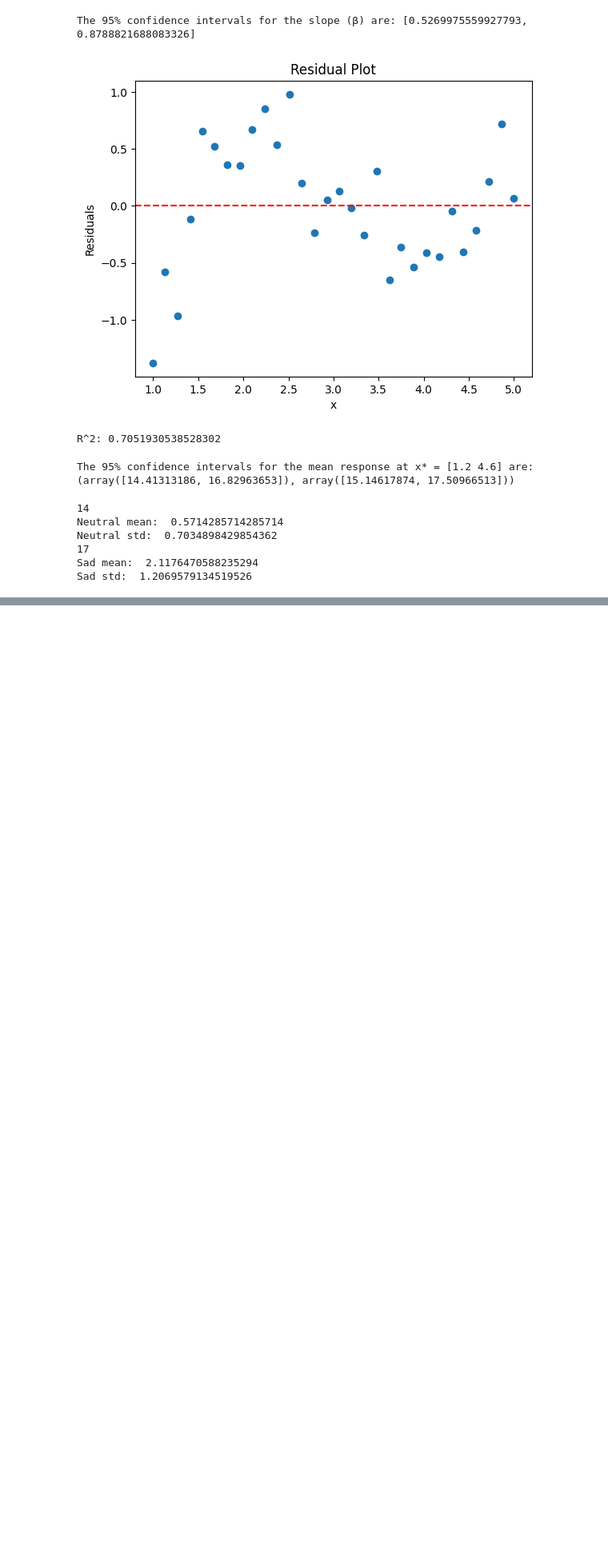
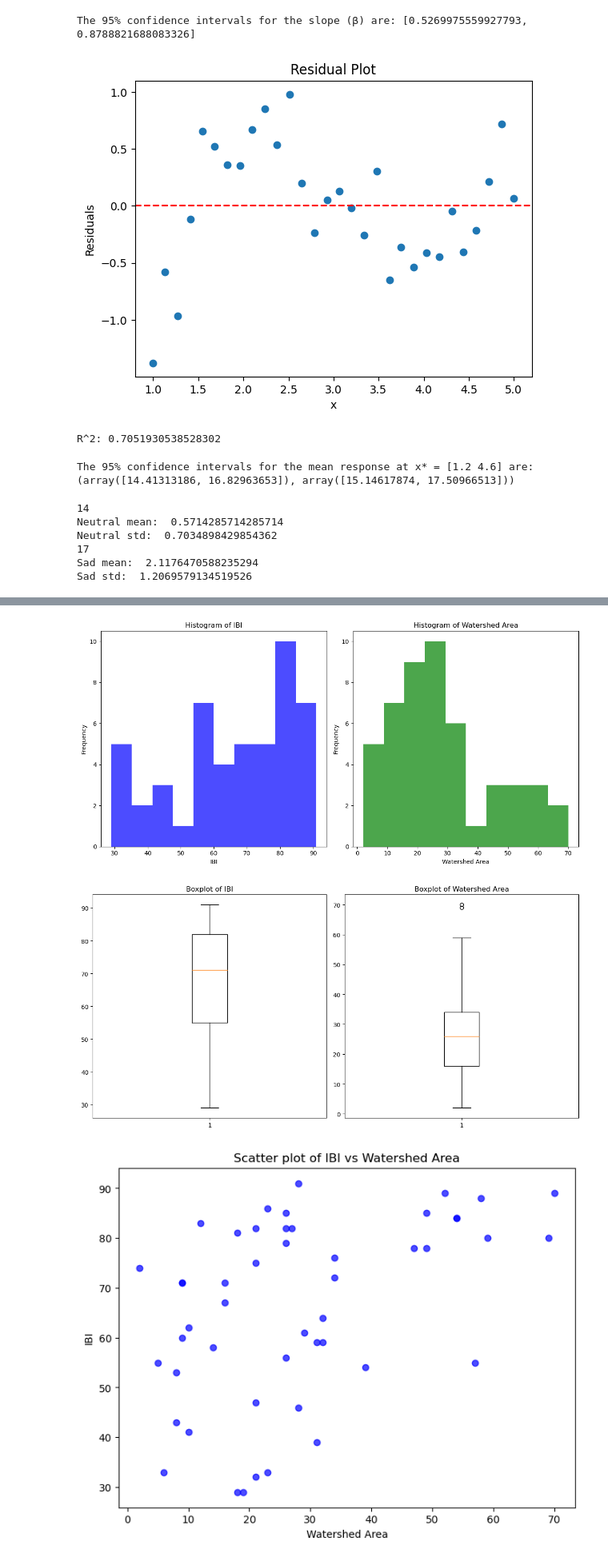
Before and after one commit to JoeJoeNguyen/MA331, a Jupyter notebook: hw9/statistic.ipynb, the cells around one changed output, grey strips where cells are left out. Shown: that part at 80% size. Drawn from its saved outputs; the diff is of its cells as text; code cells hidden in the pictures; blank space fills up the shorter version.

```diff
--- a/hw9/statistic.ipynb
+++ b/hw9/statistic.ipynb
@@ -437,0 +336,67 @@ Sad std:  1.2069579134519526
+# %%
+#Continue Problem 5
+
+import numpy as np
+import matplotlib.pyplot as plt
+import pandas as pd
+
+# Define the data
+forest_area = np.array([0, 0, 0, 0, 0, 0, 3, 3, 7, 8, 9, 10, 10, 11, 14, 17, 17, 18, 21, 22,
+25, 31, 32, 33, 33, 33, 39, 41, 43, 43, 47, 49, 49, 52, 52, 59, 63, 68, 75, 79, 79, 80, 86, 89, 90, 95, 95, 100, 100])
+ibi = np.array([47, 61, 39, 59, 72, 76, 85, 89, 74, 89, 33, 46, 32, 80, 80, 78, 53, 43, 88, 84,
+62, 55, 29, 29, 54, 78, 71, 55, 58, 71, 33, 59, 81, 71, 75, 64, 41, 82, 60, 84, 83, 82, 82, 86, 79, 67, 56, 85, 91])
+watershed_area = np.array([21, 29, 31, 32, 34, 34, 49, 52, 2, 70, 6, 28, 21, 59, 69, 47, 8, 8, 58, 54, 10, 57,
+18, 19, 39, 49, 9, 5, 14, 9, 23, 31, 18, 16, 21, 32, 10, 26, 9, 54, 12, 21, 27, 23, 26, 16, 26, 26, 28])
+
+# Convert to DataFrame
+df = pd.DataFrame({'ForestArea': forest_area, 'IBI': ibi, 'WatershedArea': watershed_area})
+
+# Filter the data where WatershedArea <= 70
+df = df[df['WatershedArea'] <= 70]
+
+# Calculate numerical summaries
+print(df['IBI'].describe())
+print(df['WatershedArea'].describe())
+
+# Create histograms
+plt.figure(figsize=(12, 6))
+plt.subplot(1, 2, 1)
+plt.hist(df['IBI'], bins=10, color='blue', alpha=0.7)
+plt.title('Histogram of IBI')
+plt.xlabel('IBI')
+plt.ylabel('Frequency')
+
+plt.subplot(1, 2, 2)
+plt.hist(df['WatershedArea'], bins=10, color='green', alpha=0.7)
+plt.title('Histogram of Watershed Area')
+plt.xlabel('Watershed Area')
+plt.ylabel('Frequency')
+
+plt.tight_layout()
+plt.show()
+
+# Create boxplots
+plt.figure(figsize=(12, 6))
+plt.subplot(1, 2, 1)
+plt.boxplot(df['IBI'])
+plt.title('Boxplot of IBI')
+
+plt.subplot(1, 2, 2)
+plt.boxplot(df['WatershedArea'])
+plt.title('Boxplot of Watershed Area')
+
+plt.tight_layout()
+plt.show()
+
+# Create a scatter plot of IBI vs Area
+plt.figure(figsize=(8, 6))
+plt.scatter(df['WatershedArea'], df['IBI'], color='blue', alpha=0.7)
+plt.title('Scatter plot of IBI vs Watershed Area')
+plt.xlabel('Watershed Area')
+plt.ylabel('IBI')
+plt.show()
+
+
+
+#we can see from the box plot of watershed area that there are 2 outliers at 70
+# %% [output]
@@ -437,0 +421,3 @@ Sad std:  1.2069579134519526
+[figure, added]
+[figure, added]
+[figure, added]
```
Also changed, not shown: parts of 27 cells of this notebook, 1 other file.
